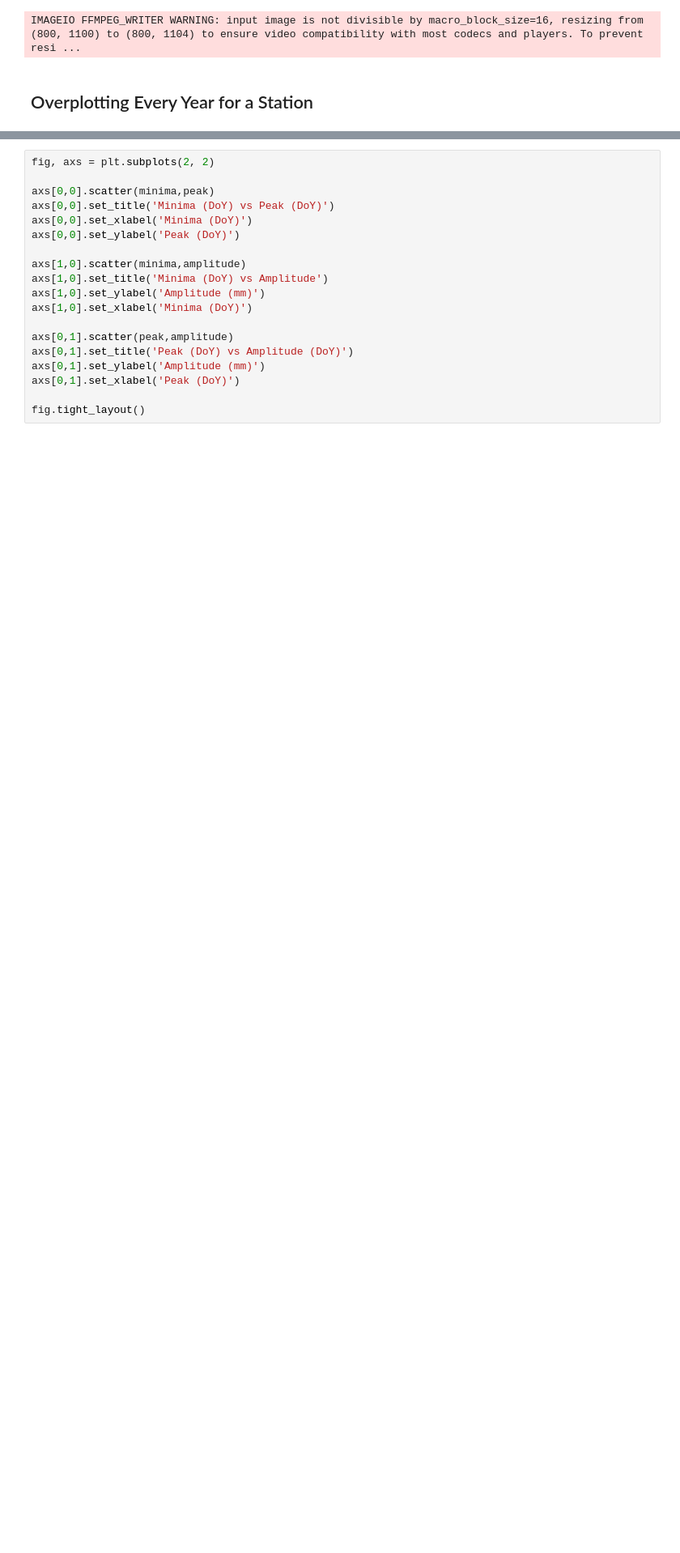
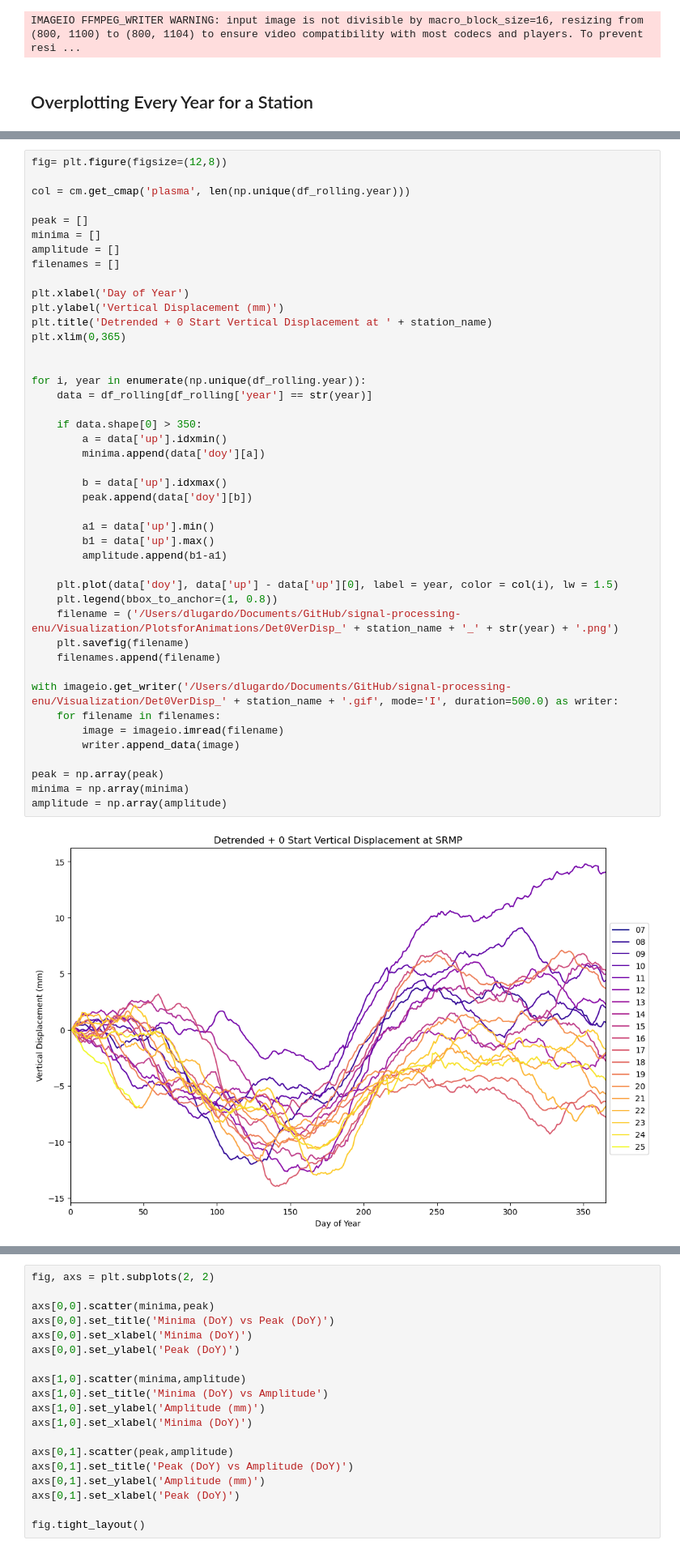
Before and after one commit to diegorvar/signal-processing-enu, a Jupyter notebook: VisualizationDaily.ipynb, the cells around one changed output, grey strips where cells are left out. Shown at 81% size. Drawn from its saved outputs; the diff is of its cells as text; blank space fills up the shorter version.

```diff
--- a/VisualizationDaily.ipynb
+++ b/VisualizationDaily.ipynb
@@ -588,3 +595,49 @@ amplitude = np.array(amplitude)
+# %%
+fig= plt.figure(figsize=(12,8))
+
+col = cm.get_cmap('plasma', len(np.unique(df_rolling.year)))
+
+peak = []
+minima = []
+amplitude = []
+filenames = []
+
+plt.xlabel('Day of Year')
+plt.ylabel('Vertical Displacement (mm)')
+plt.title('Detrended + 0 Start Vertical Displacement at ' + station_name)
+plt.xlim(0,365)
+
+
+for i, year in enumerate(np.unique(df_rolling.year)):
+    data = df_rolling[df_rolling['year'] == str(year)]
+
+    if data.shape[0] > 350:
+        a = data['up'].idxmin()
+        minima.append(data['doy'][a])
+
+        b = data['up'].idxmax()
+        peak.append(data['doy'][b])
+
+        a1 = data['up'].min()
+        b1 = data['up'].max()
+        amplitude.append(b1-a1)
+
+    plt.plot(data['doy'], data['up'] - data['up'][0], label = year, color = col(i), lw = 1.5)
+    plt.legend(bbox_to_anchor=(1, 0.8))
+    filename = ('/Users/dlugardo/Documents/GitHub/signal-processing-enu/Visualization/PlotsforAnimations/Det0VerDisp_' + station_name + '_' + str(year) + '.png')
+    plt.savefig(filename)
+    filenames.append(filename)
+
+with imageio.get_writer('/Users/dlugardo/Documents/GitHub/signal-processing-enu/Visualization/Det0VerDisp_' + station_name + '.gif', mode='I', duration=500.0) as writer:
+    for filename in filenames:
+        image = imageio.imread(filename)
+        writer.append_data(image)
+
+peak = np.array(peak)
+minima = np.array(minima)
+amplitude = np.array(amplitude)
+# %% [output]
+[figure, added]
 # %%
 fig= plt.figure(figsize=(12,8))
 
```
Also changed, not shown: parts of 3 cells of this notebook, 42 other files.
